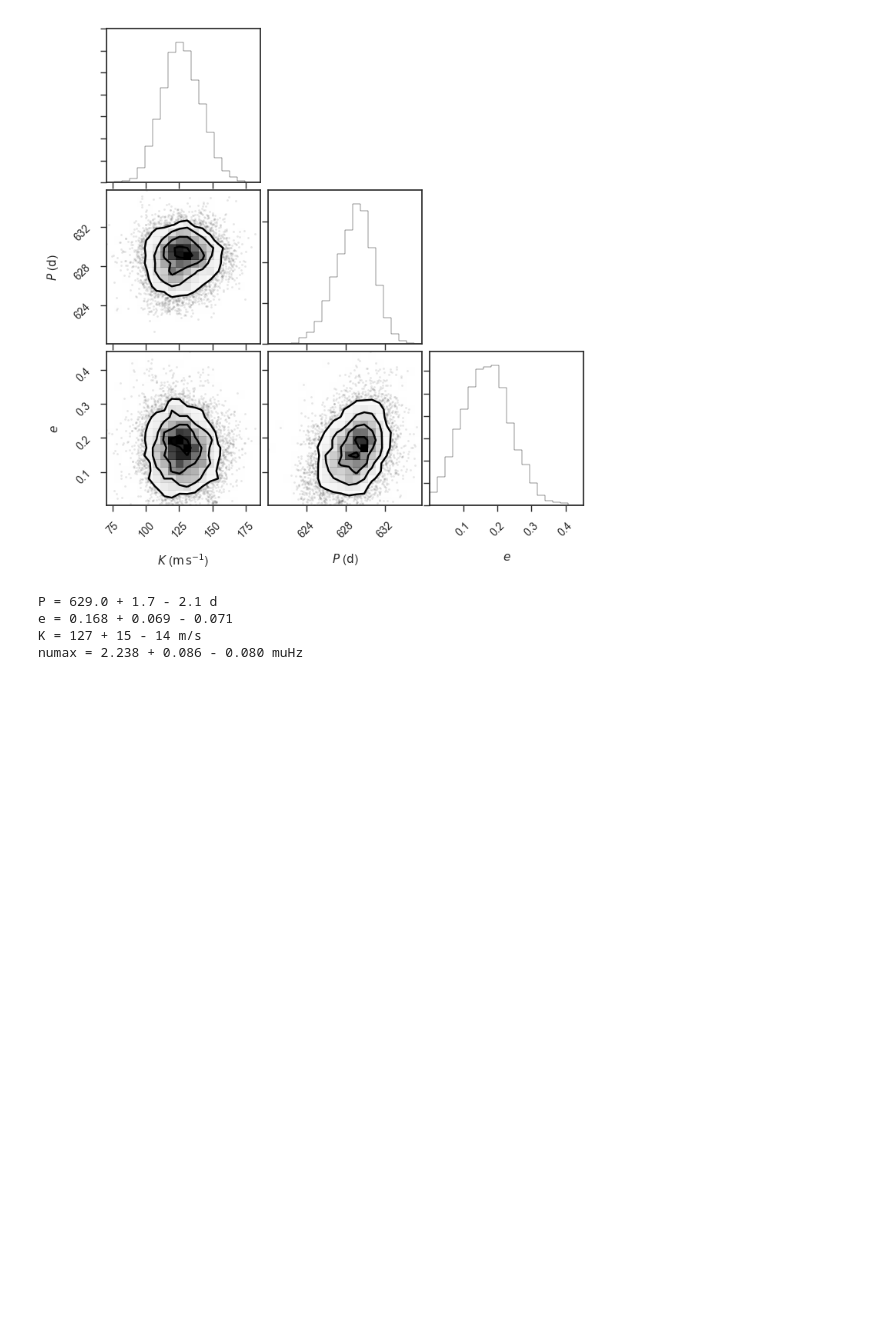
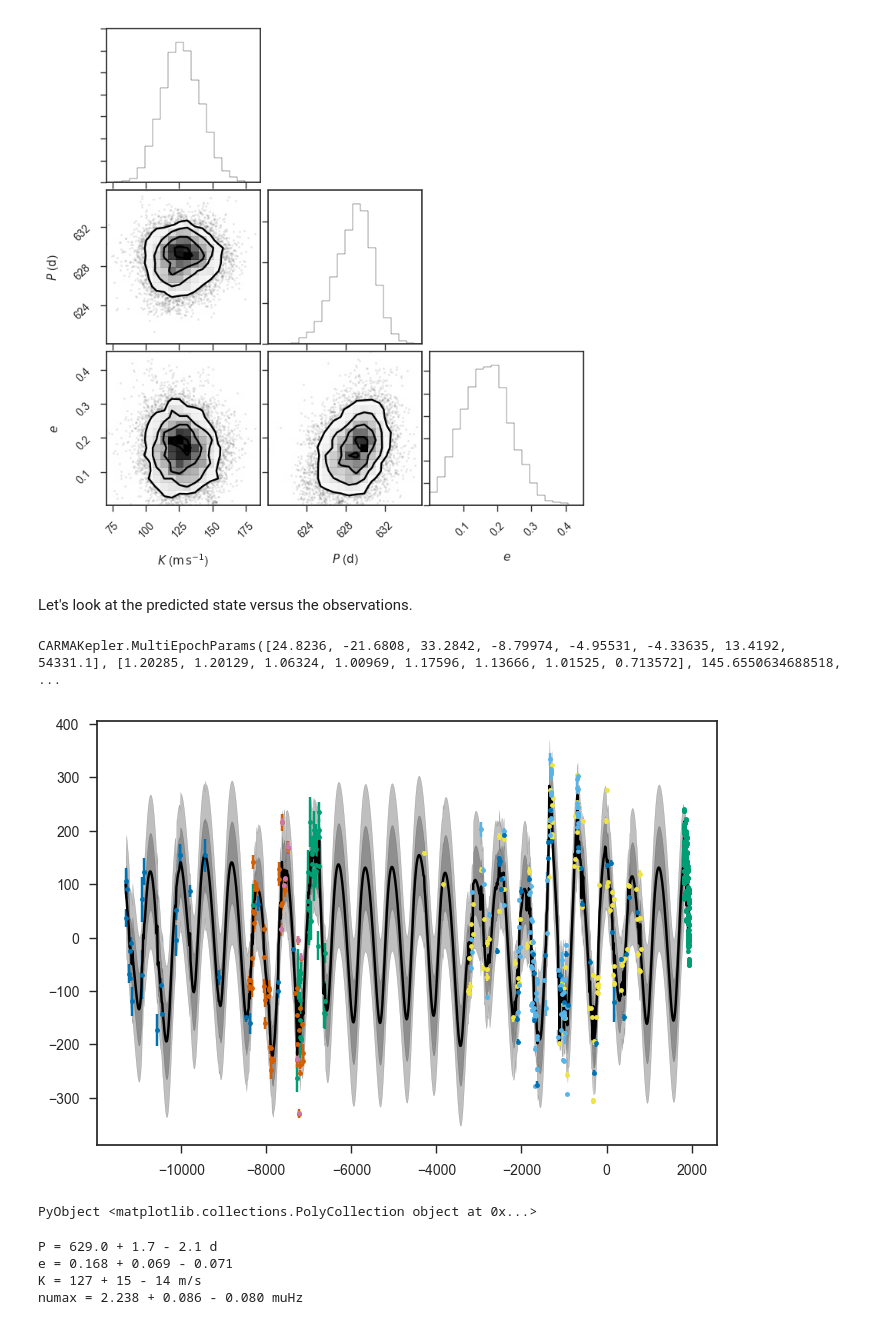
Before and after one commit to farr/Aldebaran, a Jupyter notebook: notebooks/LargeSpacing.ipynb, the cells around one changed output. Saved outputs shown, nothing was run; the diff lists cells and outputs as text; code cells hidden in the pictures; blank space fills up the shorter version.

Commit message:
Added state prediction plot to CARMA-1 part of notebook.

```diff
--- a/notebooks/LargeSpacing.ipynb
+++ b/notebooks/LargeSpacing.ipynb
@@ -1208,6 +1213,24 @@ corner.corner(hcat([p.K for p in psck], [p.P for p in psck], [p.e for p in psck]
 # %% [output]
 [figure]
 [figure]
+# %% [markdown]
+Let's look at the predicted state versus the observations.
+# %%
+p = rand(psck)
+# %% [output]
+CARMAKepler.MultiEpochParams([24.8236, -21.6808, 33.2842, -8.79974, -4.95531, -4.33635, 13.4192, 54331.1], [1.20285, 1.20129, 1.06324, 1.00969, 1.17596, 1.13666, 1.01525, 0.713572], 145.6550634688518, ...
+# %%
+for i in eachindex(ts)
+    errorbar(ts[i], ys[i]-p.mu[i], dys[i]*p.nu[i], fmt=".")
+end
+tspred = collect(linspace(minimum([minimum(t) for t in ts]), maximum([maximum(t) for t in ts]), 1000))
+ysp, vysp = CARMAKepler.predict(post1, p, tspred)
+plot(tspred, ysp, "-k")
+fill_between(tspred, ysp .+ sqrt.(vysp), ysp .- sqrt.(vysp), color="k", alpha=0.25)
+fill_between(tspred, ysp .+ 2.0*sqrt.(vysp), ysp .- 2.0*sqrt.(vysp), color="k", alpha=0.25)
+# %% [output]
+[figure, added]
+PyObject <matplotlib.collections.PolyCollection object at 0x...>
 # %%
 function uncertainty_triple(xs)
     xmed = median(xs)
```
Also changed, not shown: parts of 6 cells of this notebook.
